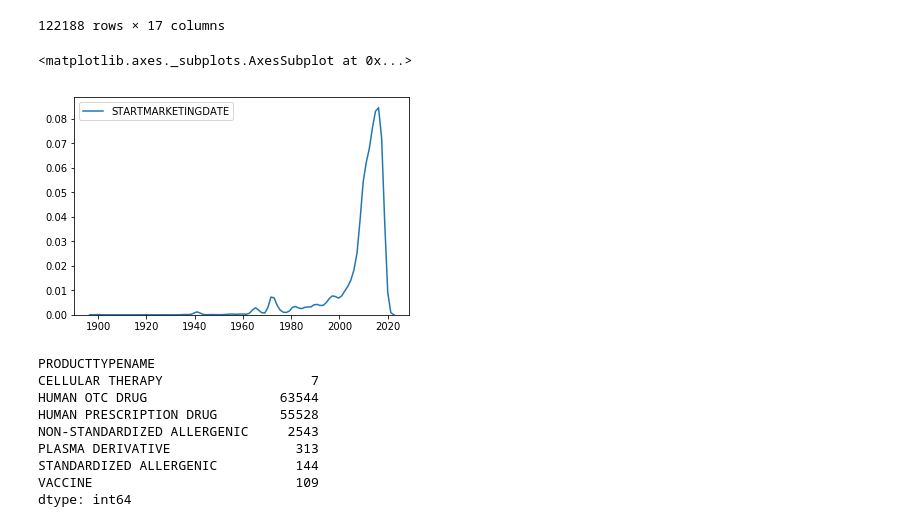
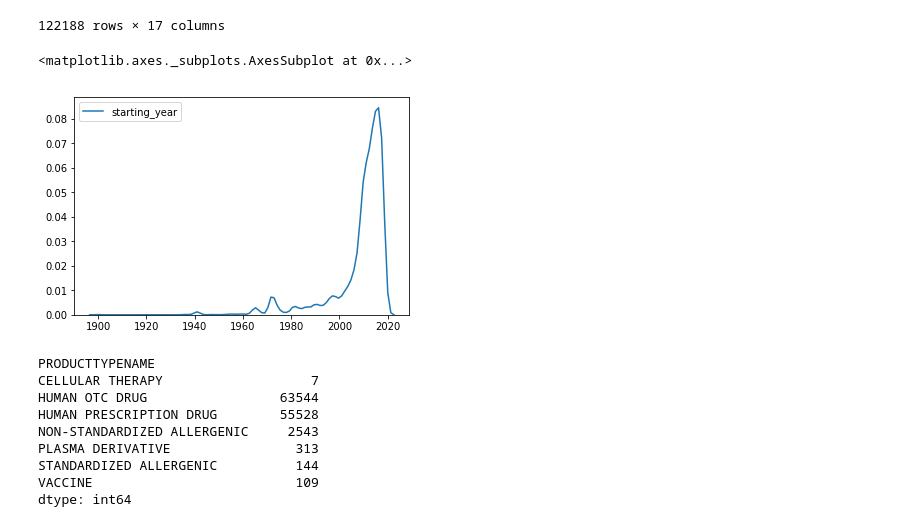
Before and after one commit to 854740262/NDC-database-analysis, a Jupyter notebook: Final_project.ipynb, the cells around one changed output. Saved outputs shown, nothing was run; the diff lists cells and outputs as text; code cells hidden in the pictures.

Commit message:
more graphs

```diff
--- a/Final_project.ipynb
+++ b/Final_project.ipynb
@@ -81,10 +81,11 @@ product
 122188 rows × 17 columns
 # %%
 starting_year = product['STARTMARKETINGDATE'].dt.year
-sns.kdeplot(starting_year.dropna())
+product.loc[: , 'starting_year'] = starting_year
+sns.kdeplot(product['starting_year' ].dropna())
 # %% [output]
 <matplotlib.axes._subplots.AxesSubplot at 0x...>
-[figure, old version]
+[figure, new version]
 # %%
 product.groupby('PRODUCTTYPENAME').size()
 # %% [output]
```
Also changed, not shown: parts of 4 cells of this notebook.
